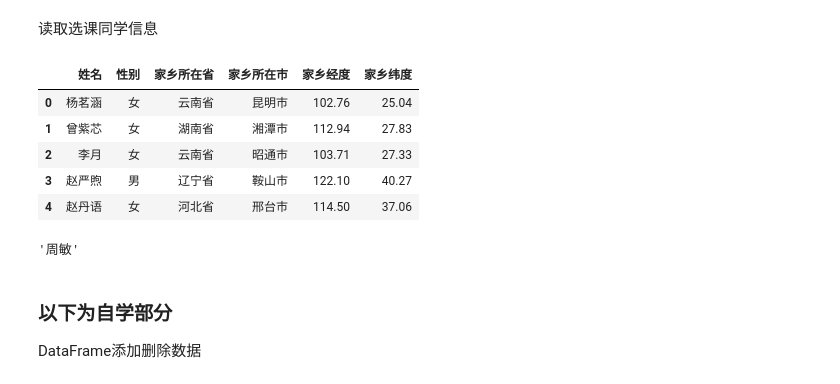
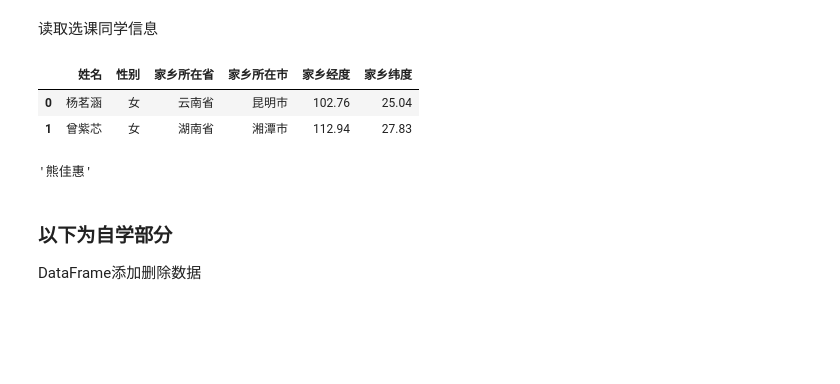
Before and after one commit to xinluo2018/spatial-data-processing, a Jupyter notebook: 第2章-Python程序设计基础/3_2_python-pandas.ipynb, the cells around one changed output. Cells and saved outputs as stored; diff of their text form; code cells hidden in the pictures; blank space fills up the shorter version.

```diff
--- a/第2章-Python程序设计基础/3_2_python-pandas.ipynb
+++ b/第2章-Python程序设计基础/3_2_python-pandas.ipynb
@@ -83,24 +69,21 @@ a.to_csv('student_scores_tmp.csv')
 读取选课同学信息
 # %%
 import os
-# os.chdir('D:\spatial-data-processing')
-path_stud = 'students_hometown_2026.csv'
+os.chdir('D:\spatial-data-processing')
+path_stud = '课程考核记录/2026春/students_hometown_2026.csv'
 stud_info = pd.read_csv(path_stud)
-stud_info.head()
+stud_info.head(2)
 # %% [output]
 |  | 姓名 | 性别 | 家乡所在省 | 家乡所在市 | 家乡经度 | 家乡纬度 |
 | 0 | 杨茗涵 | 女 | 云南省 | 昆明市 | 102.76 | 25.04 |
 | 1 | 曾紫芯 | 女 | 湖南省 | 湘潭市 | 112.94 | 27.83 |
-| 2 | 李月 | 女 | 云南省 | 昭通市 | 103.71 | 27.33 |
-| 3 | 赵严煦 | 男 | 辽宁省 | 鞍山市 | 122.10 | 40.27 |
-| 4 | 赵丹语 | 女 | 河北省 | 邢台市 | 114.50 | 37.06 |
 # %%
 import random
 ## 随机点名
 names = stud_info['姓名']
 random.choice(list(names))
 # %% [output]
-'周敏'
+'熊佳惠'
 # %% [markdown]
 ### 以下为自学部分
 DataFrame添加删除数据
```
Also changed, not shown: parts of 3 cells of this notebook, 17 other files.
